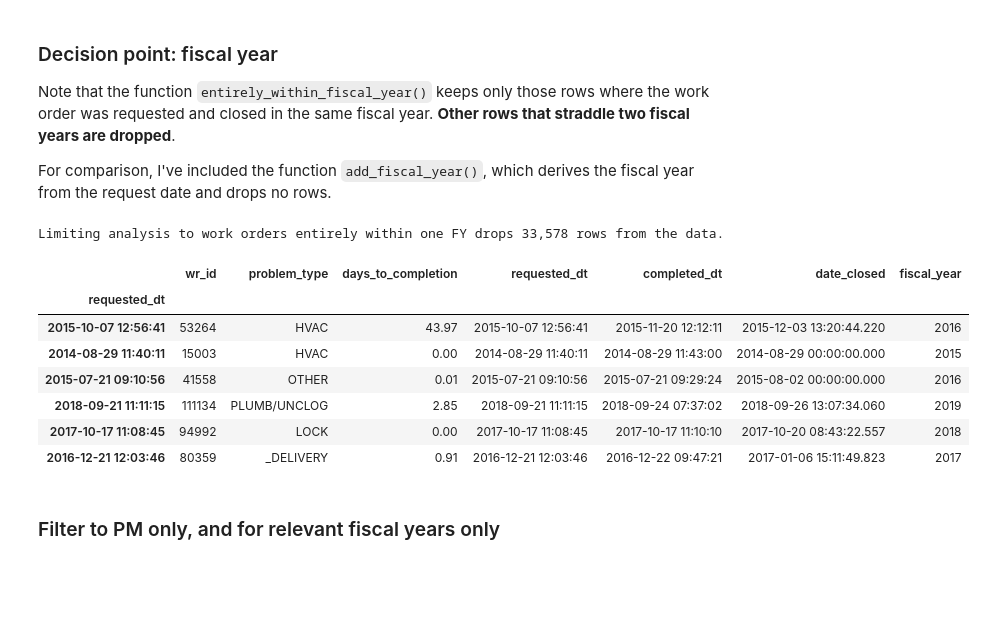
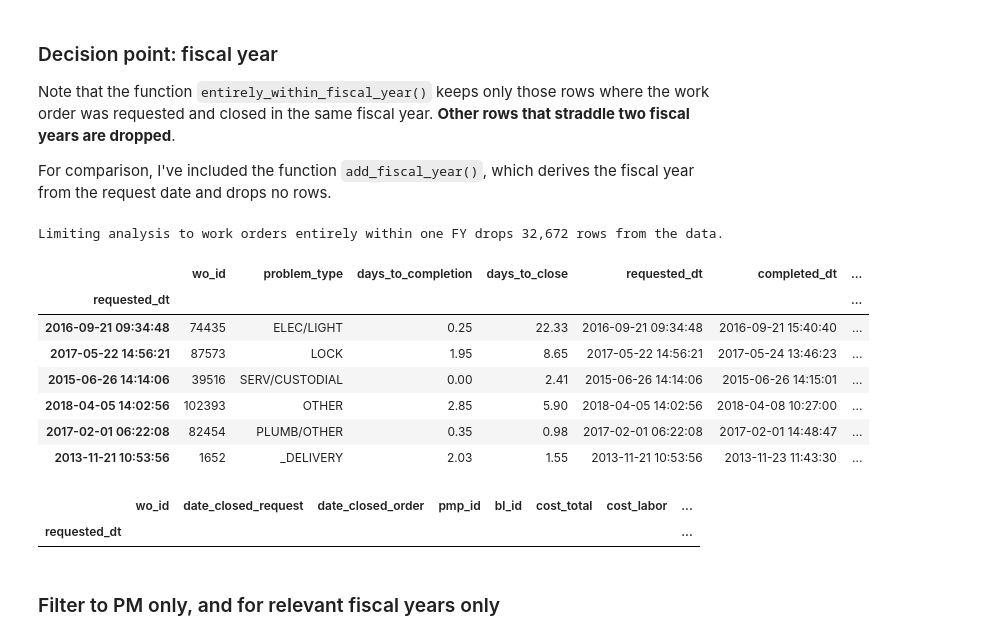
Before and after one commit to department-of-general-services/KPI_central, a Jupyter notebook: FMD_scorecard.ipynb, the cells around one changed output. Saved outputs shown, nothing was run; the diff lists cells and outputs as text; code cells hidden in the pictures; blank space fills up the shorter version.

Commit message:
Uses wo instead of wr in several places
wr = work request
wo = work order

```diff
--- a/FMD_scorecard.ipynb
+++ b/FMD_scorecard.ipynb
@@ -156,35 +197,80 @@ wr_durations[
 Note that the function `entirely_within_fiscal_year()` keeps only those rows where the work order was requested and closed in the same fiscal year. __Other rows that straddle two fiscal years are dropped__.
 
 For comparison, I've included the function `add_fiscal_year()`, which derives the fiscal year from the request date and drops no rows.
+# %%
+def entirely_within_fiscal_year(df):
+    df = df.copy()
+    # store year and month for both request and closure
+    df["requested_cal_year"] = df["requested_dt"].dt.year
+    df["requested_cal_month"] = df["requested_dt"].dt.month
+    df["closed_cal_year"] = df["date_closed_request"].dt.year
+    df["closed_cal_month"] = df["date_closed_request"].dt.month
+    # store the years as numbers
+    y_requested = pd.to_numeric(df["requested_cal_year"])
+    y_closed = pd.to_numeric(df["closed_cal_year"])
+    # compute the fiscal year of request & closure
+    df["requested_fiscal_year"] = np.where(
+        df["requested_cal_month"] >= 7, y_requested + 1, y_requested
+    )
+    df["closed_fiscal_year"] = np.where(
+        df["closed_cal_month"] >= 7, y_closed + 1, y_closed
+    )
+    # drop the rows that straddle two fiscal years
+    cond_both = df["requested_fiscal_year"] == df["closed_fiscal_year"]
+    df = df[cond_both]
+    # cast the type of the year
+    df["fiscal_year"] = (
+        pd.to_datetime(df["requested_fiscal_year"], format="%Y")
+    ).dt.year
+    df = df.drop(
+        columns=[
+            "requested_cal_year",
+            "requested_cal_month",
+            "closed_cal_year",
+            "closed_cal_month",
+            "requested_fiscal_year",
+            "closed_fiscal_year",
+        ]
+    )
+    return df
 # %%
 wr_fy = entirely_within_fiscal_year(wr_durations)
 # wr_fy = add_fiscal_year(wr_durations)
 
 print(
     f"Limiting analysis to work orders entirely within one FY drops {len(wr_durations) - len(wr_fy):,} rows from the data."
 )
 
 wr_fy[
     [
         "wr_id",
         "problem_type",
         "days_to_completion",
+        "days_to_close",
         "requested_dt",
         "completed_dt",
-        "date_closed",
+        "date_closed_request",
         "fiscal_year",
     ]
 ].sample(6, random_state=444)
 # %% [output]
-Limiting analysis to work orders entirely within one FY drops 33,578 rows from the data.
+Limiting analysis to work orders entirely within one FY drops 32,672 rows from the data.
-|  | wr_id | problem_type | days_to_completion | requested_dt | completed_dt | date_closed | fiscal_year |
-| requested_dt |  |  |  |  |  |  |  |
-| 2015-10-07 12:56:41 | 53264 | HVAC | 43.97 | 2015-10-07 12:56:41 | 2015-11-20 12:12:11 | 2015-12-03 13:20:44.220 | 2016 |
-| 2014-08-29 11:40:11 | 15003 | HVAC | 0.00 | 2014-08-29 11:40:11 | 2014-08-29 11:43:00 | 2014-08-29 00:00:00.000 | 2015 |
-| 2015-07-21 09:10:56 | 41558 | OTHER | 0.01 | 2015-07-21 09:10:56 | 2015-07-21 09:29:24 | 2015-08-02 00:00:00.000 | 2016 |
-| 2018-09-21 11:11:15 | 111134 | PLUMB/UNCLOG | 2.85 | 2018-09-21 11:11:15 | 2018-09-24 07:37:02 | 2018-09-26 13:07:34.060 | 2019 |
-| 2017-10-17 11:08:45 | 94992 | LOCK | 0.00 | 2017-10-17 11:08:45 | 2017-10-17 11:10:10 | 2017-10-20 08:43:22.557 | 2018 |
-| 2016-12-21 12:03:46 | 80359 | _DELIVERY | 0.91 | 2016-12-21 12:03:46 | 2016-12-22 09:47:21 | 2017-01-06 15:11:49.823 | 2017 |
+|  | wo_id | problem_type | days_to_completion | days_to_close | requested_dt | completed_dt | ... |
+| requested_dt |  |  |  |  |  |  | ... |
+| 2016-09-21 09:34:48 | 74435 | ELEC/LIGHT | 0.25 | 22.33 | 2016-09-21 09:34:48 | 2016-09-21 15:40:40 | ... |
+| 2017-05-22 14:56:21 | 87573 | LOCK | 1.95 | 8.65 | 2017-05-22 14:56:21 | 2017-05-24 13:46:23 | ... |
+| 2015-06-26 14:14:06 | 39516 | SERV/CUSTODIAL | 0.00 | 2.41 | 2015-06-26 14:14:06 | 2015-06-26 14:15:01 | ... |
+| 2018-04-05 14:02:56 | 102393 | OTHER | 2.85 | 5.90 | 2018-04-05 14:02:56 | 2018-04-08 10:27:00 | ... |
+| 2017-02-01 06:22:08 | 82454 | PLUMB/OTHER | 0.35 | 0.98 | 2017-02-01 06:22:08 | 2017-02-01 14:48:47 | ... |
+| 2013-11-21 10:53:56 | 1652 | _DELIVERY | 2.03 | 1.55 | 2013-11-21 10:53:56 | 2013-11-23 11:43:30 | ... |
+# %%
+cond = wr_fy["cost_total"] == 3038.21
+#cond_1 = wr_fy["problem_type"] == "OTHER"
+#cond_2 = wr_fy["bl_id"] == "B00163"
+wr_fy[cond]
+# %% [output]
+|  | wo_id | date_closed_request | date_closed_order | pmp_id | bl_id | cost_total | cost_labor | ... |
+| requested_dt |  |  |  |  |  |  |  | ... |
 # %% [markdown]
 ### Filter to PM only, and for relevant fiscal years only
 # %%
```
Also changed, not shown: parts of 23 cells of this notebook, 2 other files.
